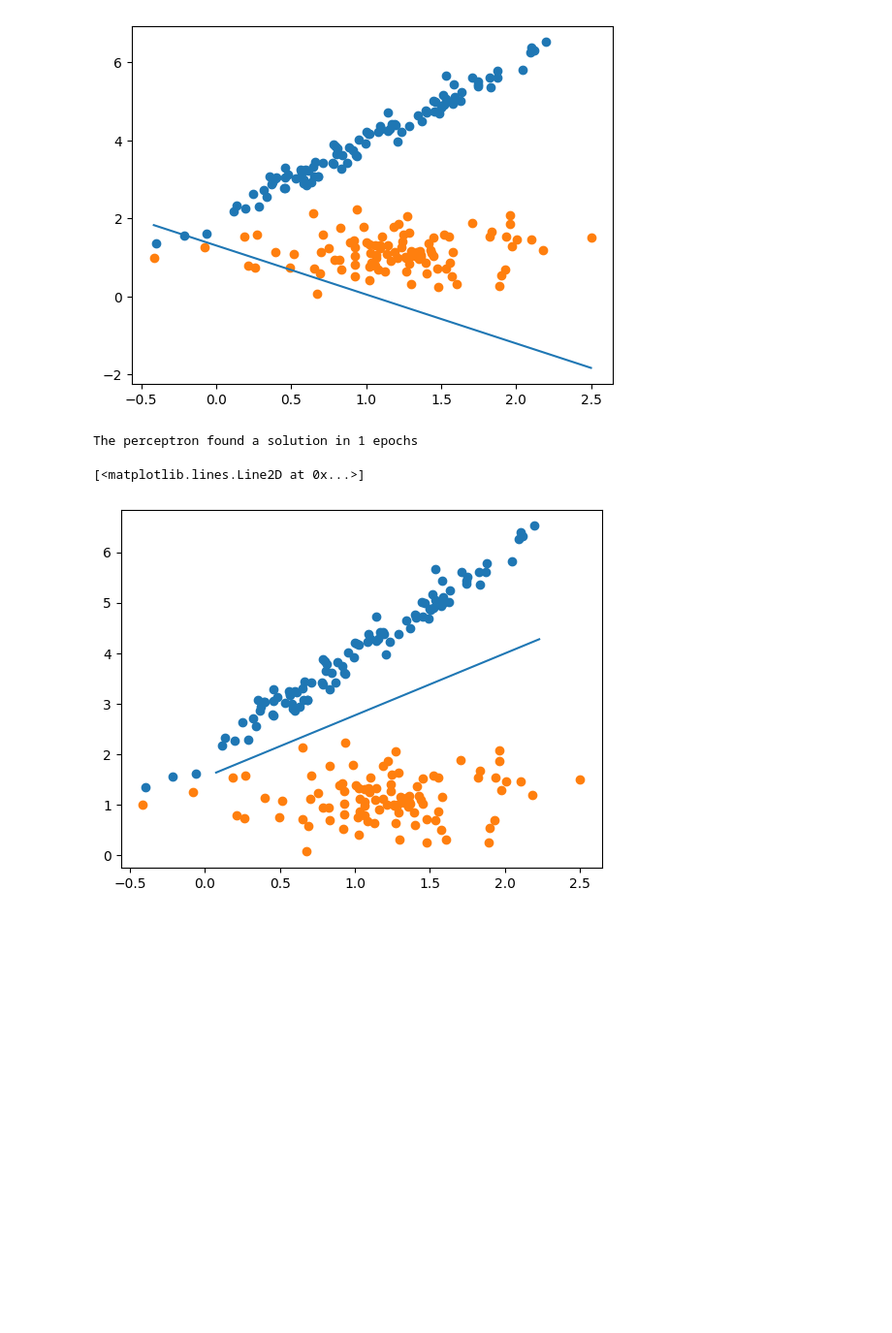
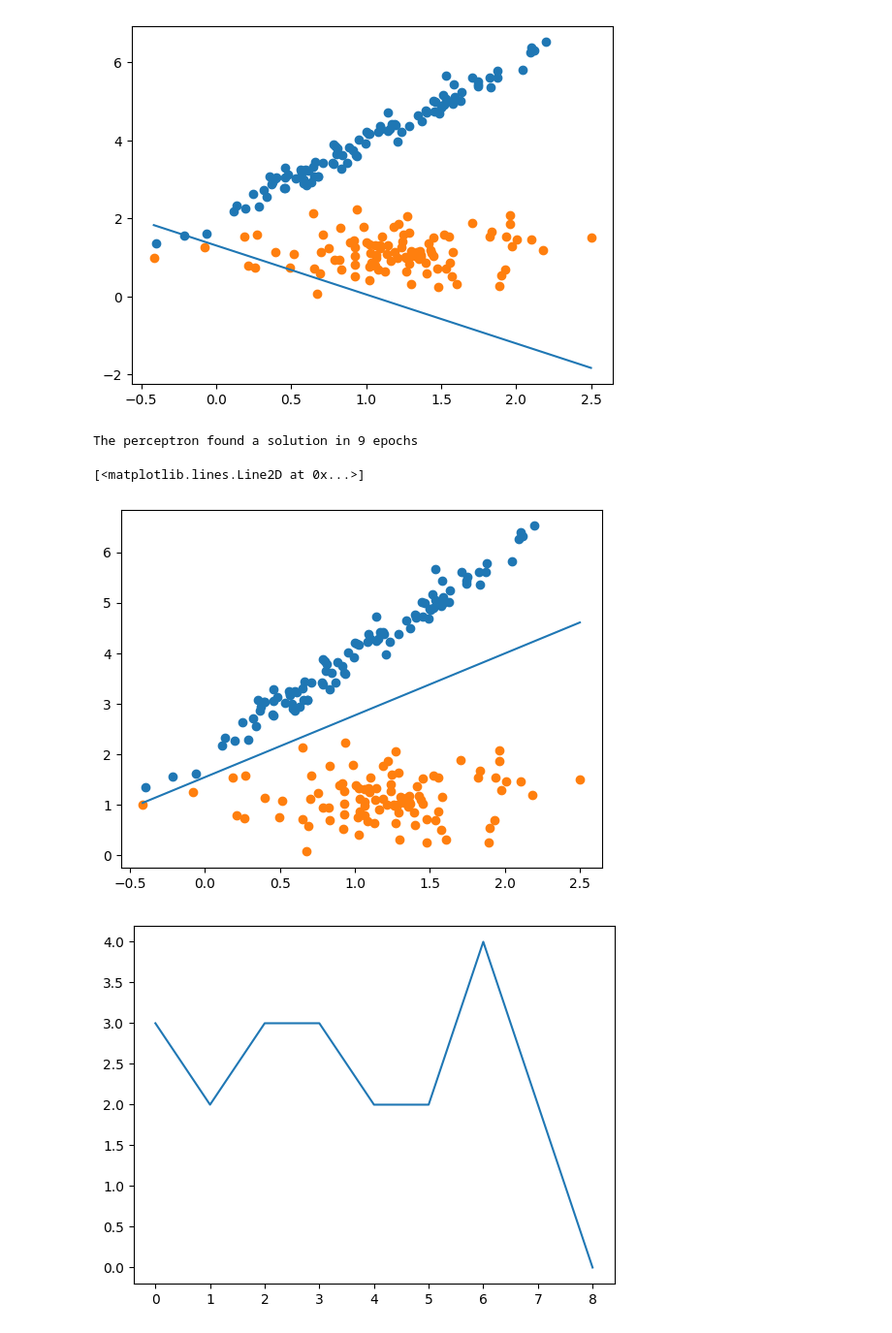
Before and after one commit to gekoxyz/unipd-machine-learning, a Jupyter notebook: perceptron.ipynb, the cells around one changed output. Shown at 97% size. Drawn from its saved outputs; the diff is of its cells as text; code cells hidden in the pictures; blank space fills up the shorter version.

```diff
--- a/perceptron.ipynb
+++ b/perceptron.ipynb
@@ -42,7 +42,7 @@ np.random.seed(123)
 
 N = 100
 
-# generate the points for the first class
+# generating the points for the first class
 X1_1 = np.random.normal(loc=1, scale=0.5, size=N)
 X1_2 = np.random.normal(loc=1.2, scale=0.5, size=N)
 
@@ -54,13 +54,13 @@ X2_2 = np.random.normal(loc=1.2, scale=0.5, size=N)
 X0 = np.ones(N*2)
 
 # generating the labels 1, -1 to associate to the data
-Y_1 = np.ones(N)
-Y_2 = -np.ones(N)
+Y1 = np.ones(N)
+Y2 = -np.ones(N)
 
 # merging the dataset into one matrix
 # creating the matrix X, with the features X0, X1 and X2
 X = np.stack((X0, np.concatenate((X1_1, X1_2)), np.concatenate((X2_1, X2_2))), axis=1)
-Y = np.concatenate((Y_1, Y_2))
+Y = np.concatenate((Y1, Y2))
 
 # plotting the first feature
 plt.scatter(X1_1, X2_1)
@@ -88,38 +88,45 @@ plt.plot(
 num_errors = 0
 # count how many total iterations (epochs) are needed to learn the perceptron
 num_epochs = 0
+
+total_error = []
 
 while True:
     num_epochs += 1
 
     # iterate over all the datapoints
     for i in range(Y.shape[0]):
         x = X[i, :]  # extracting the i-th datapoint
         y = Y[i]  # extracting the label for the i-th datapoint
 
         # check if the output is aligned with y
         if np.dot(W, x) * y < 0:
             num_errors += 1
             # update the vector with the rule
             W = W + x * y
+
+    total_error.append(num_errors)
 
     if num_errors == 0:
         break
     else:
         num_errors = 0
 
 print("The perceptron found a solution in " + str(num_epochs) + " epochs")
 
 plt.scatter(X1_1, X2_1)
 plt.scatter(X1_2, X2_2)
 plt.plot(
     [np.min(X1_2), np.max(X1_2)],
     [
         np.min(X1_2) * (-W[1] / W[2]) + (-W[0] / W[2]),
         np.max(X1_2) * (-W[1] / W[2]) + (-W[0] / W[2]),
     ],
 )
+plt.figure()
+plt.plot(range(len(total_error)), total_error)
 # %% [output]
-The perceptron found a solution in 1 epochs
+The perceptron found a solution in 9 epochs
 [<matplotlib.lines.Line2D at 0x...>]
-[figure, old version]
+[figure, new version]
+[figure, added]
```
Also changed, not shown: parts of 1 cell of this notebook, 6 other files.
